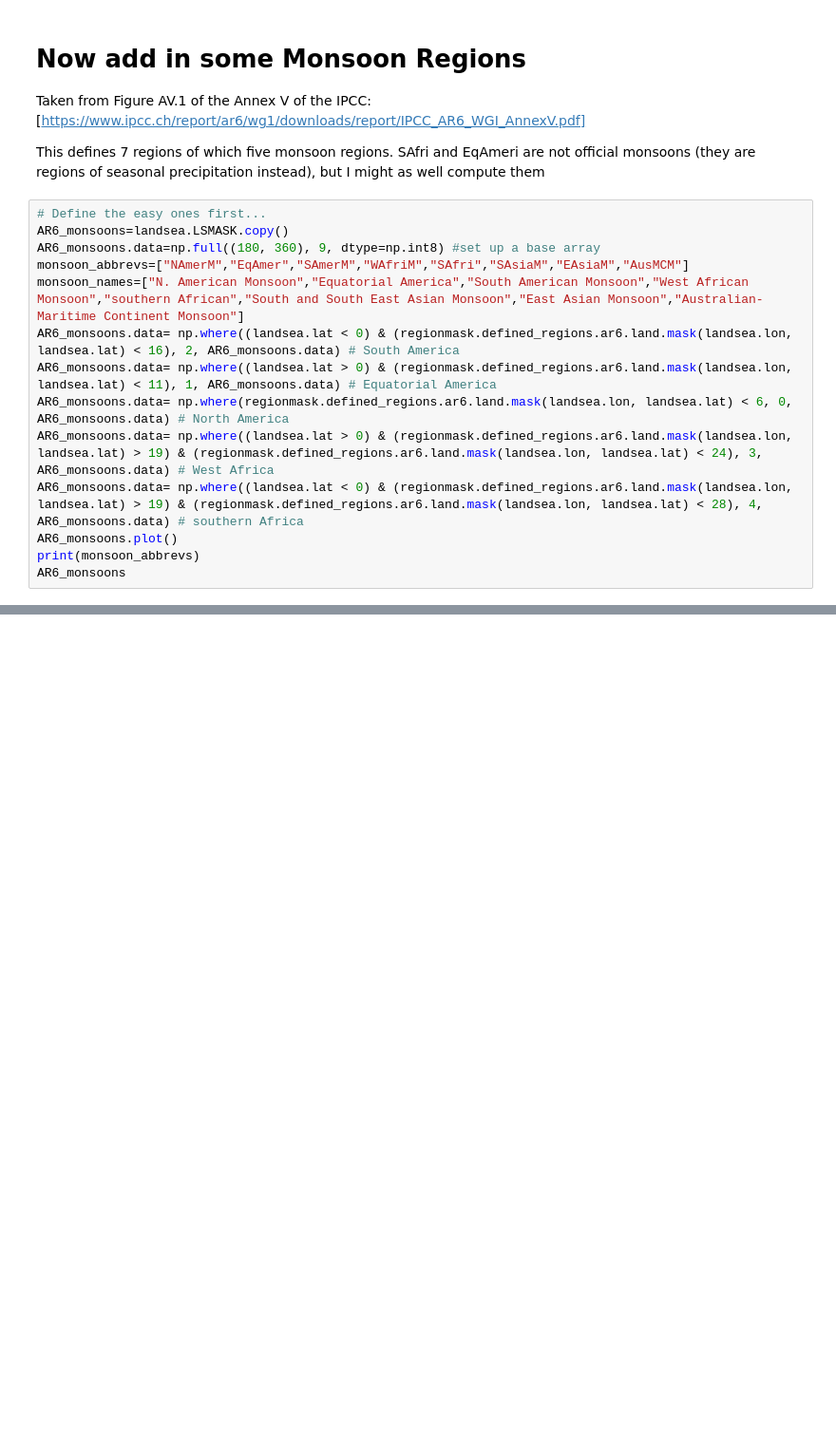
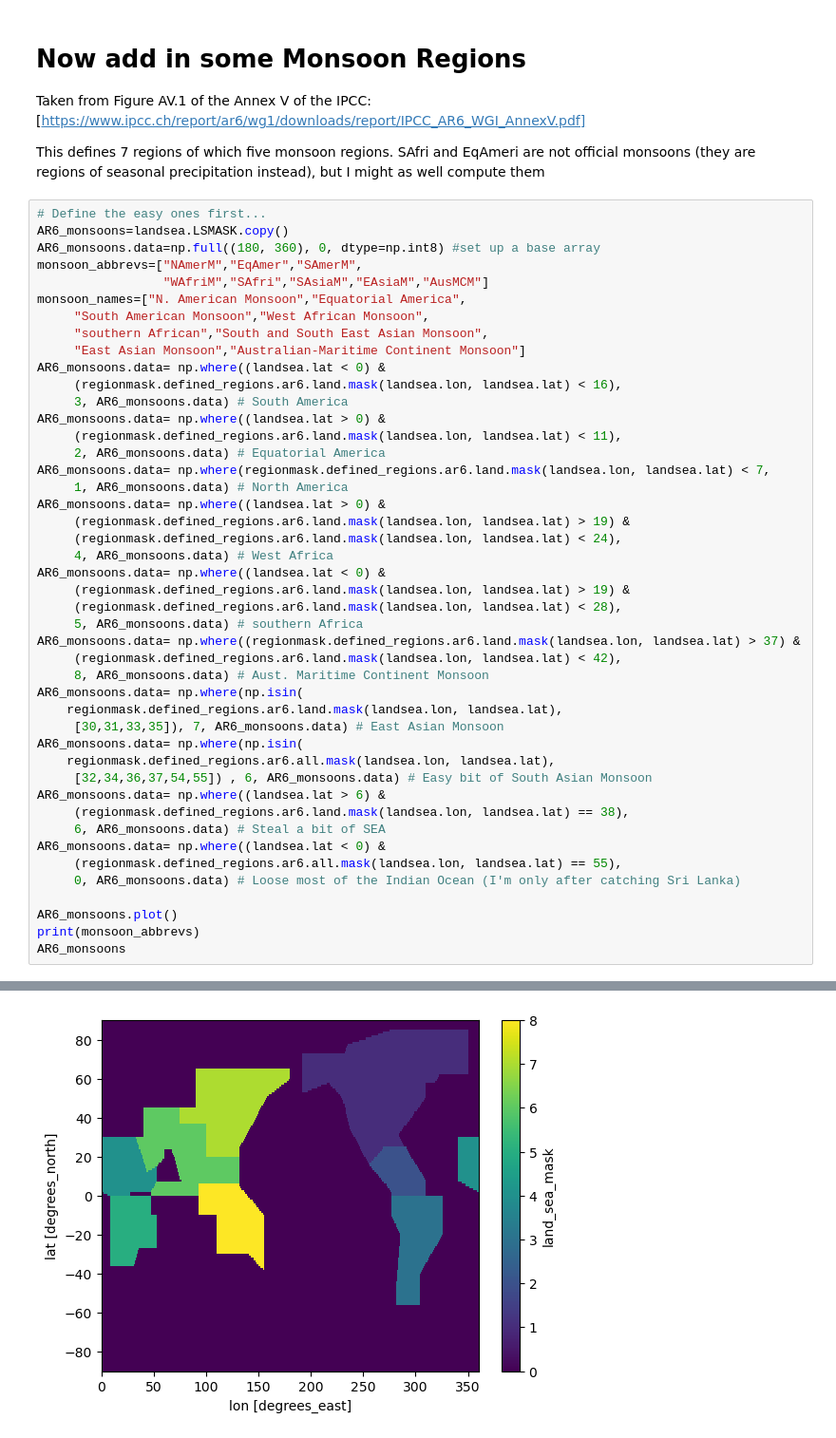
Before and after one commit to pmip4/CVDP-ncl, a Jupyter notebook: misc_scripts/make_AR6_region_mask.ipynb, the cells around one changed output, grey strips where cells are left out. Shown: that part at 95% size. Cells and saved outputs as stored; diff of their text form; blank space fills up the shorter version.

Commit message:
Created a mask file for the various monsoon regions now

```diff
--- a/misc_scripts/make_AR6_region_mask.ipynb
+++ b/misc_scripts/make_AR6_region_mask.ipynb
@@ -62,14 +133,46 @@ This defines 7 regions of which five monsoon regions. SAfri and EqAmeri are not
 # %%
 # Define the easy ones first...
 AR6_monsoons=landsea.LSMASK.copy()
-AR6_monsoons.data=np.full((180, 360), 9, dtype=np.int8) #set up a base array
-monsoon_abbrevs=["NAmerM","EqAmer","SAmerM","WAfriM","SAfri","SAsiaM","EAsiaM","AusMCM"]
-monsoon_names=["N. American Monsoon","Equatorial America","South American Monsoon","West African Monsoon","southern African","South and South East Asian Monsoon","East Asian Monsoon","Australian-Maritime Continent Monsoon"]
-AR6_monsoons.data= np.where((landsea.lat < 0) & (regionmask.defined_regions.ar6.land.mask(landsea.lon, landsea.lat) < 16), 2, AR6_monsoons.data) # South America
-AR6_monsoons.data= np.where((landsea.lat > 0) & (regionmask.defined_regions.ar6.land.mask(landsea.lon, landsea.lat) < 11), 1, AR6_monsoons.data) # Equatorial America
-AR6_monsoons.data= np.where(regionmask.defined_regions.ar6.land.mask(landsea.lon, landsea.lat) < 6, 0, AR6_monsoons.data) # North America
-AR6_monsoons.data= np.where((landsea.lat > 0) & (regionmask.defined_regions.ar6.land.mask(landsea.lon, landsea.lat) > 19) & (regionmask.defined_regions.ar6.land.mask(landsea.lon, landsea.lat) < 24), 3, AR6_monsoons.data) # West Africa
-AR6_monsoons.data= np.where((landsea.lat < 0) & (regionmask.defined_regions.ar6.land.mask(landsea.lon, landsea.lat) > 19) & (regionmask.defined_regions.ar6.land.mask(landsea.lon, landsea.lat) < 28), 4, AR6_monsoons.data) # southern Africa
+AR6_monsoons.data=np.full((180, 360), 0, dtype=np.int8) #set up a base array
+monsoon_abbrevs=["NAmerM","EqAmer","SAmerM",
+                 "WAfriM","SAfri","SAsiaM","EAsiaM","AusMCM"]
+monsoon_names=["N. American Monsoon","Equatorial America",
+     "South American Monsoon","West African Monsoon",
+     "southern African","South and South East Asian Monsoon",
+     "East Asian Monsoon","Australian-Maritime Continent Monsoon"]
+AR6_monsoons.data= np.where((landsea.lat < 0) &
+     (regionmask.defined_regions.ar6.land.mask(landsea.lon, landsea.lat) < 16),
+     3, AR6_monsoons.data) # South America
+AR6_monsoons.data= np.where((landsea.lat > 0) &
+     (regionmask.defined_regions.ar6.land.mask(landsea.lon, landsea.lat) < 11),
+     2, AR6_monsoons.data) # Equatorial America
+AR6_monsoons.data= np.where(regionmask.defined_regions.ar6.land.mask(landsea.lon, landsea.lat) < 7,
+     1, AR6_monsoons.data) # North America
+AR6_monsoons.data= np.where((landsea.lat > 0) &
+     (regionmask.defined_regions.ar6.land.mask(landsea.lon, landsea.lat) > 19) &
+     (regionmask.defined_regions.ar6.land.mask(landsea.lon, landsea.lat) < 24),
+     4, AR6_monsoons.data) # West Africa
+AR6_monsoons.data= np.where((landsea.lat < 0) &
+     (regionmask.defined_regions.ar6.land.mask(landsea.lon, landsea.lat) > 19) &
+     (regionmask.defined_regions.ar6.land.mask(landsea.lon, landsea.lat) < 28),
+     5, AR6_monsoons.data) # southern Africa
+AR6_monsoons.data= np.where((regionmask.defined_regions.ar6.land.mask(landsea.lon, landsea.lat) > 37) &
+     (regionmask.defined_regions.ar6.land.mask(landsea.lon, landsea.lat) < 42),
+     8, AR6_monsoons.data) # Aust. Maritime Continent Monsoon
+AR6_monsoons.data= np.where(np.isin(
+    regionmask.defined_regions.ar6.land.mask(landsea.lon, landsea.lat),
+     [30,31,33,35]), 7, AR6_monsoons.data) # East Asian Monsoon
+AR6_monsoons.data= np.where(np.isin(
+    regionmask.defined_regions.ar6.all.mask(landsea.lon, landsea.lat),
+     [32,34,36,37,54,55]) , 6, AR6_monsoons.data) # Easy bit of South Asian Monsoon
+AR6_monsoons.data= np.where((landsea.lat > 6) &
+     (regionmask.defined_regions.ar6.land.mask(landsea.lon, landsea.lat) == 38),
+     6, AR6_monsoons.data) # Steal a bit of SEA
+AR6_monsoons.data= np.where((landsea.lat < 0) &
+     (regionmask.defined_regions.ar6.all.mask(landsea.lon, landsea.lat) == 55),
+     0, AR6_monsoons.data) # Loose most of the Indian Ocean (I'm only after catching Sri Lanka)
+
 AR6_monsoons.plot()
 print(monsoon_abbrevs)
 AR6_monsoons
+# %% [output]
@@ -76 +193,2 @@ AR6_monsoons
+[figure, added]
 # %%
```
Also changed, not shown: parts of 14 cells of this notebook, 1 other file.
